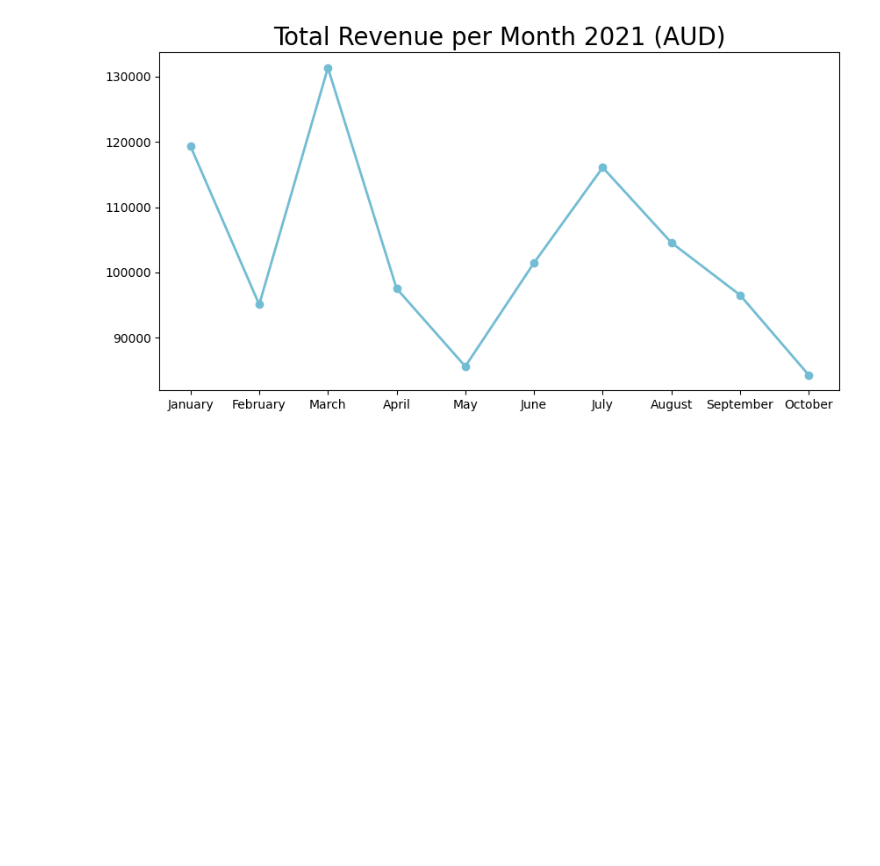
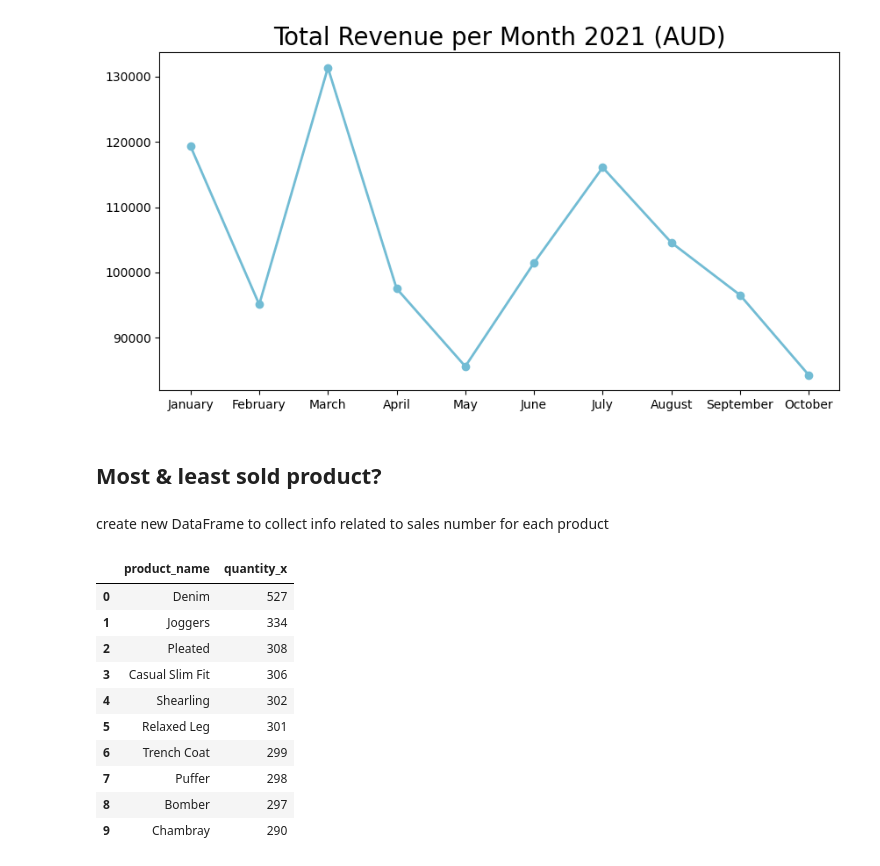
Before and after one commit to mdchrysan/shopping-analysis, a Jupyter notebook: shoppingcart_practice.ipynb, the cells around one changed output. Saved outputs shown, nothing was run; the diff lists cells and outputs as text; code cells hidden in the pictures; blank space fills up the shorter version.

```diff
--- a/shoppingcart_practice.ipynb
+++ b/shoppingcart_practice.ipynb
@@ -891,3 +891,22 @@ plt.yticks(fontsize=10)
 plt.show()
 # %% [output]
 [figure]
+# %% [markdown]
+## Most & least sold product?
+# %% [markdown]
+create new DataFrame to collect info related to sales number for each product
+# %%
+sum_order_items_df = all_df.groupby("product_name").quantity_x.sum().sort_values(ascending=False).reset_index()
+sum_order_items_df.head(10)
+# %% [output]
+|  | product_name | quantity_x |
+| 0 | Denim | 527 |
+| 1 | Joggers | 334 |
+| 2 | Pleated | 308 |
+| 3 | Casual Slim Fit | 306 |
+| 4 | Shearling | 302 |
+| 5 | Relaxed Leg | 301 |
+| 6 | Trench Coat | 299 |
+| 7 | Puffer | 298 |
+| 8 | Bomber | 297 |
+| 9 | Chambray | 290 |
```
Also changed, not shown: parts of 7 cells of this notebook.
